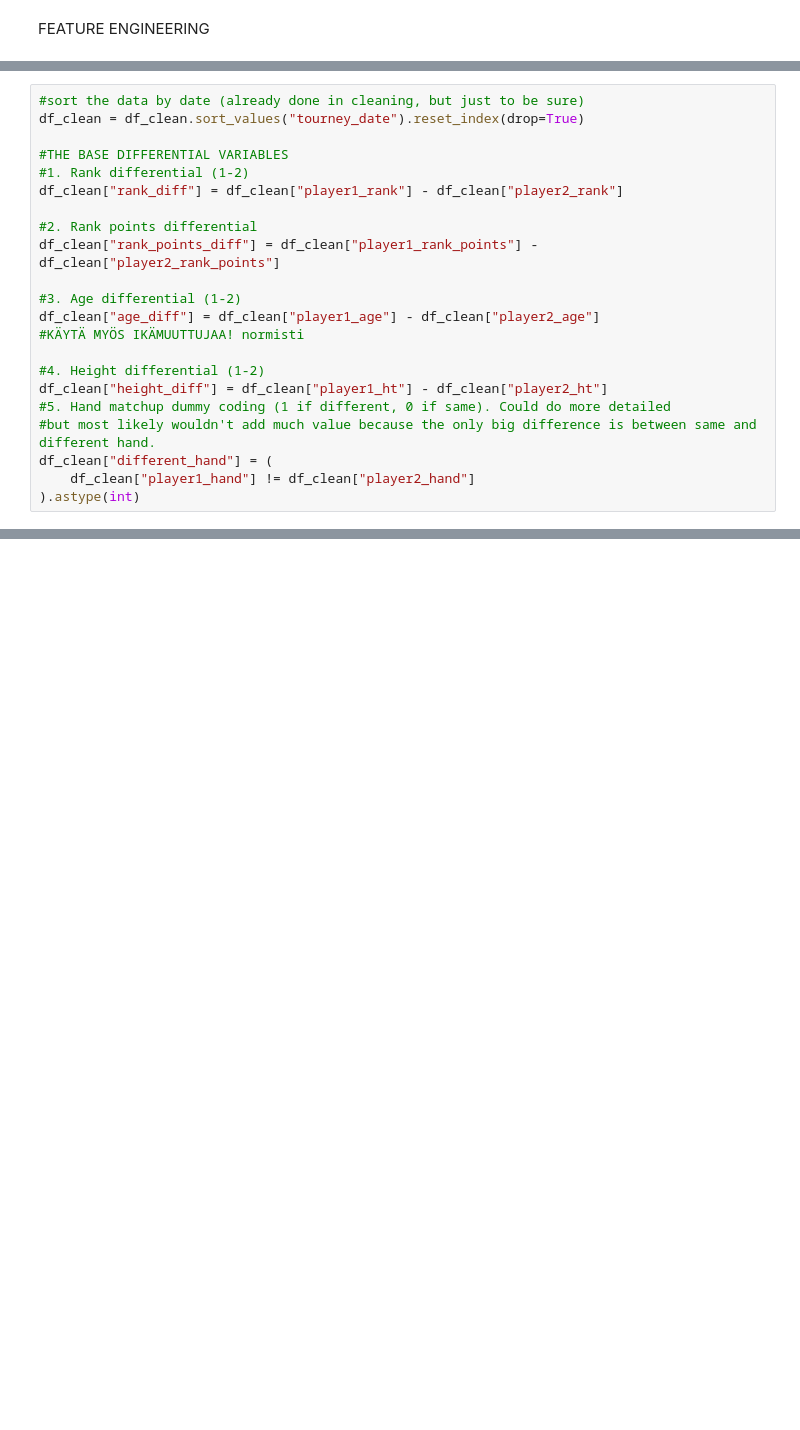
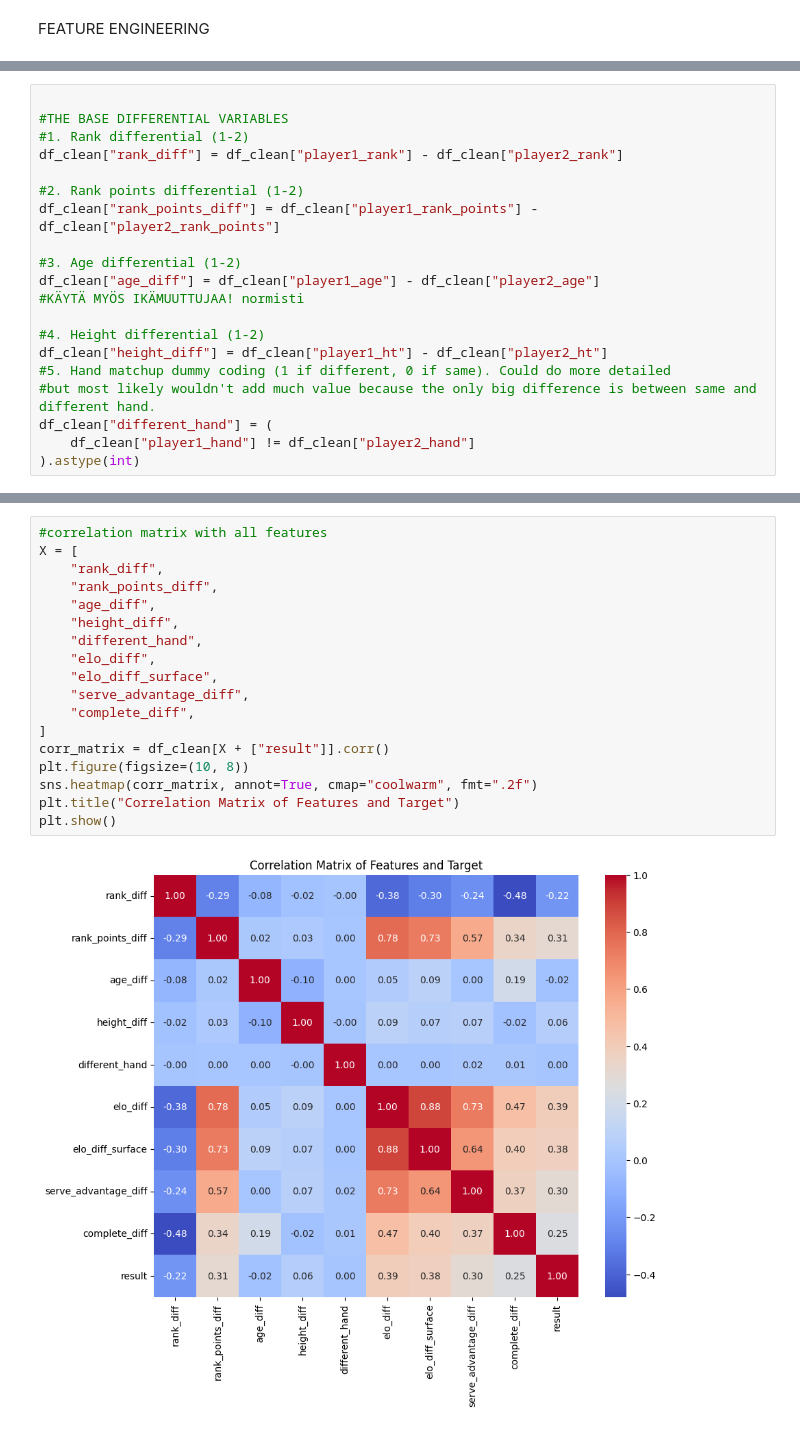
Before and after one commit to arttusokka/Predicting-ATP-matches-outcome, a Jupyter notebook: data_cleaning_preprocessing/data_preprocessing.ipynb, the cells around one changed output, grey strips where cells are left out. Drawn from its saved outputs; the diff is of its cells as text; blank space fills up the shorter version.

```diff
--- a/data_cleaning_preprocessing/data_preprocessing.ipynb
+++ b/data_cleaning_preprocessing/data_preprocessing.ipynb
@@ -60,12 +51,10 @@ plt.show()
 # %%
-#sort the data by date (already done in cleaning, but just to be sure)
-df_clean = df_clean.sort_values("tourney_date").reset_index(drop=True)
 
 #THE BASE DIFFERENTIAL VARIABLES
 #1. Rank differential (1-2)
 df_clean["rank_diff"] = df_clean["player1_rank"] - df_clean["player2_rank"]
 
-#2. Rank points differential
+#2. Rank points differential (1-2)
 df_clean["rank_points_diff"] = df_clean["player1_rank_points"] - df_clean["player2_rank_points"]
 
 #3. Age differential (1-2)
@@ -287,2 +237,22 @@ for surface in surfaces:
+# %%
+#correlation matrix with all features
+X = [
+    "rank_diff",
+    "rank_points_diff",
+    "age_diff",
+    "height_diff",
+    "different_hand",
+    "elo_diff",
+    "elo_diff_surface",
+    "serve_advantage_diff",
+    "complete_diff",
+]
+corr_matrix = df_clean[X + ["result"]].corr()
+plt.figure(figsize=(10, 8))
+sns.heatmap(corr_matrix, annot=True, cmap="coolwarm", fmt=".2f")
+plt.title("Correlation Matrix of Features and Target")
+plt.show()
+# %% [output]
+[figure, added]
 # %%
 #save the data
```
Also changed, not shown: parts of 9 cells of this notebook, 16 other files.
